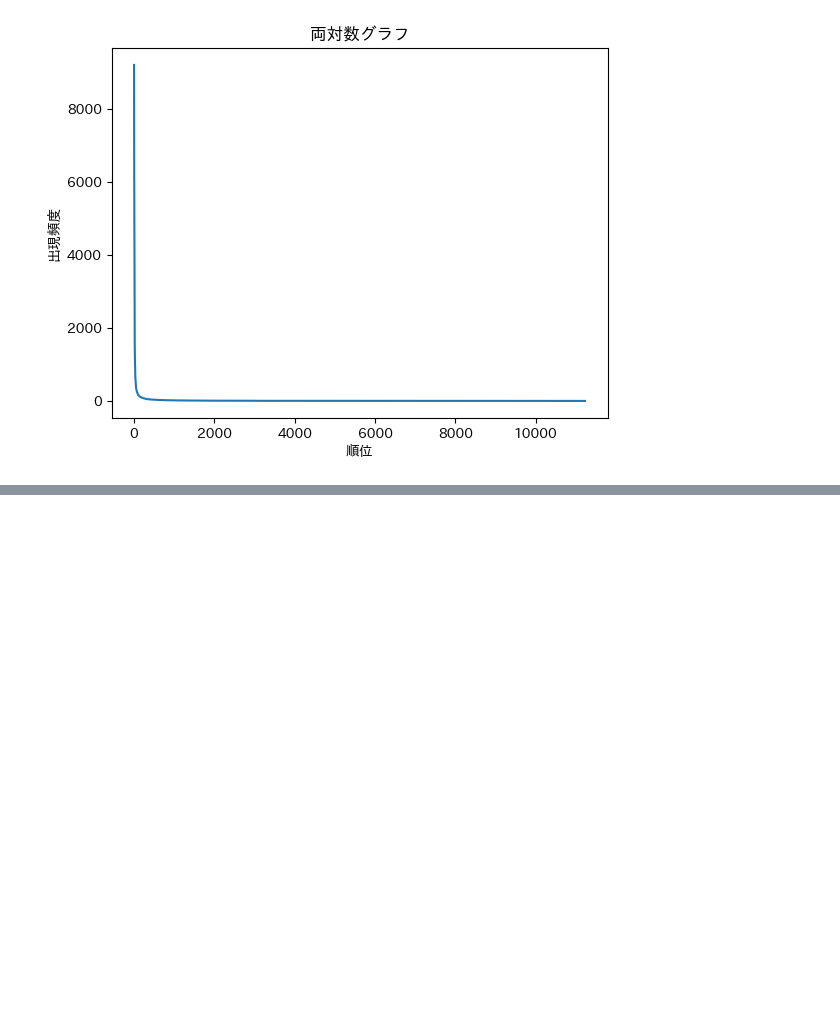
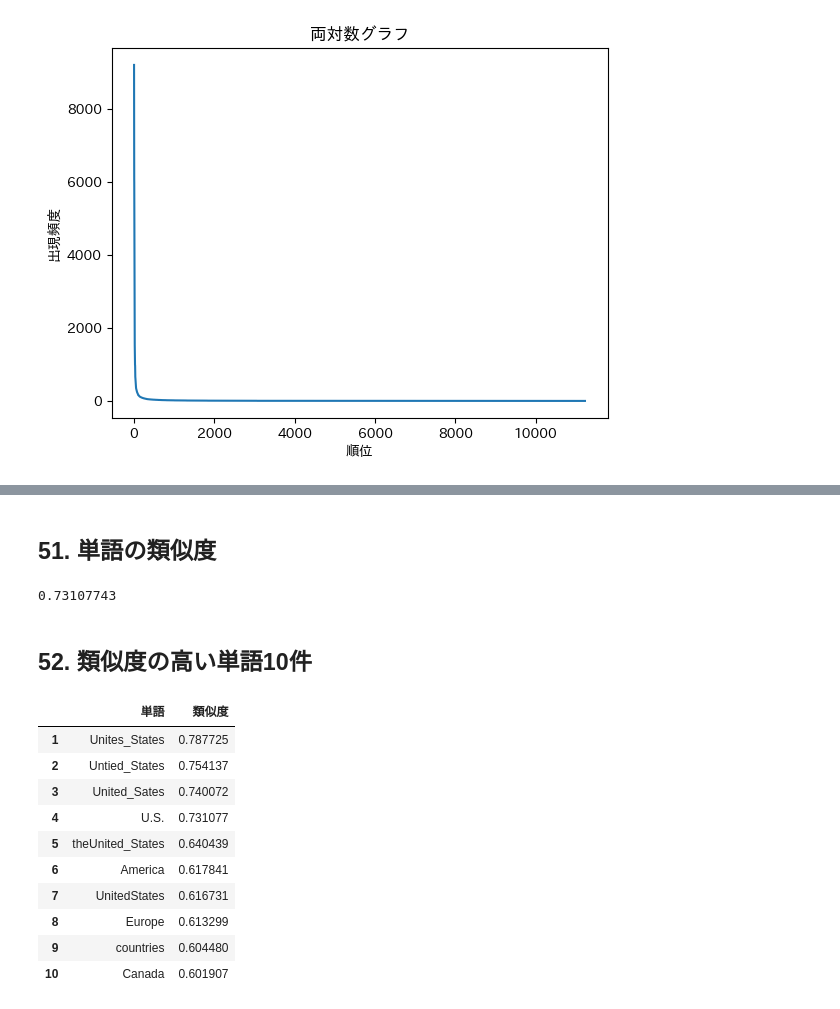
Before and after one commit to j329nish/100knocks, a Jupyter notebook: 100knocks.ipynb, the cells around one changed output, grey strips where cells are left out. Drawn from its saved outputs; the diff is of its cells as text; code cells hidden in the pictures; blank space fills up the shorter version.

```diff
--- a/100knocks.ipynb
+++ b/100knocks.ipynb
@@ -752,0 +1060,34 @@ plt.show()
+# %% [markdown]
+## 51. 単語の類似度
+# %%
+print(model.similarity("United_States", "U.S."))
+
+# コサイン類似度の計算 https://qiita.com/DancingEnginee1/items/b10c8ef7893d99aa53be
+# %% [output]
+0.73107743
+# %% [markdown]
+## 52. 類似度の高い単語10件
+# %%
+import numpy as np
+import pandas as pd
+
+pd.DataFrame(
+  model.most_similar("United_States"),
+  columns=["単語", "類似度"],
+  index=np.arange(10) + 1
+)
+
+# pandasの使い方        https://qiita.com/shimotaroo/items/d3fd17b4d5f470cae957
+# 連番の生成            https://deepage.net/features/numpy-arange.html#%E3%81%82%E3%82%8B%E7%B5%82%E7%82%B9%E3%81%A0%E3%81%91%E3%82%92%E6%8C%87%E5%AE%9A%E3%81%97%E3%81%9F%E5%A0%B4%E5%90%88
+# %% [output]
+|  | 単語 | 類似度 |
+| 1 | Unites_States | 0.787725 |
+| 2 | Untied_States | 0.754137 |
+| 3 | United_Sates | 0.740072 |
+| 4 | U.S. | 0.731077 |
+| 5 | theUnited_States | 0.640439 |
+| 6 | America | 0.617841 |
+| 7 | UnitedStates | 0.616731 |
+| 8 | Europe | 0.613299 |
+| 9 | countries | 0.604480 |
+| 10 | Canada | 0.601907 |
```
Also changed, not shown: parts of 44 cells of this notebook.
